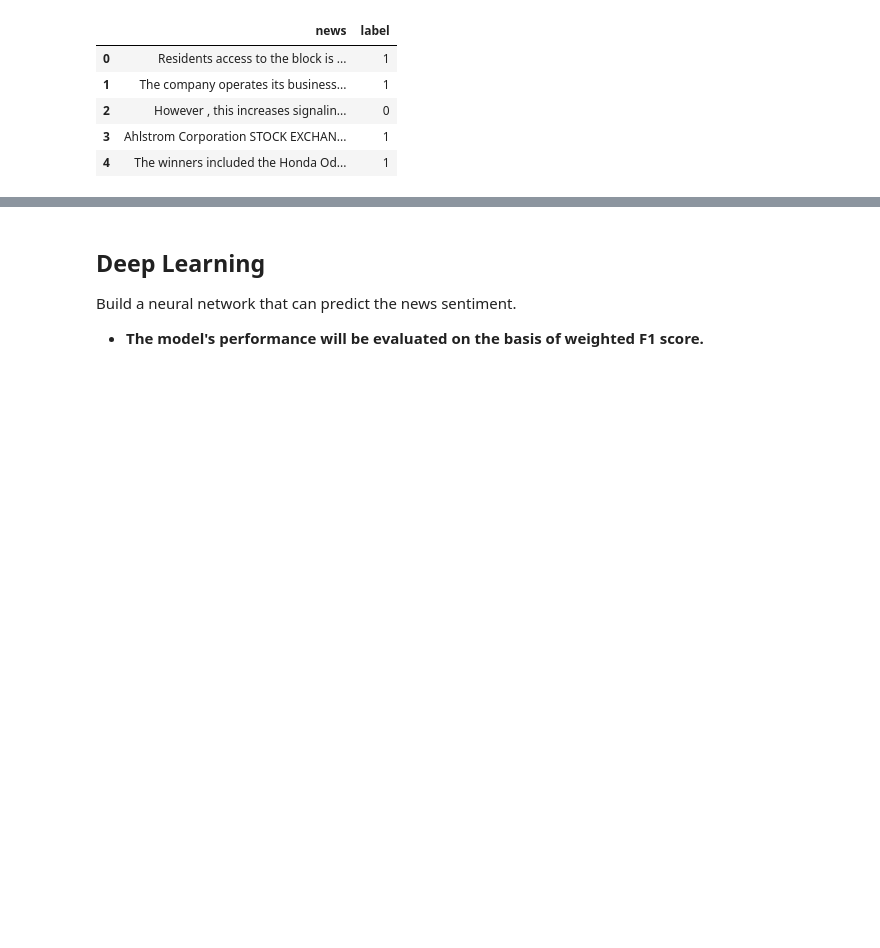
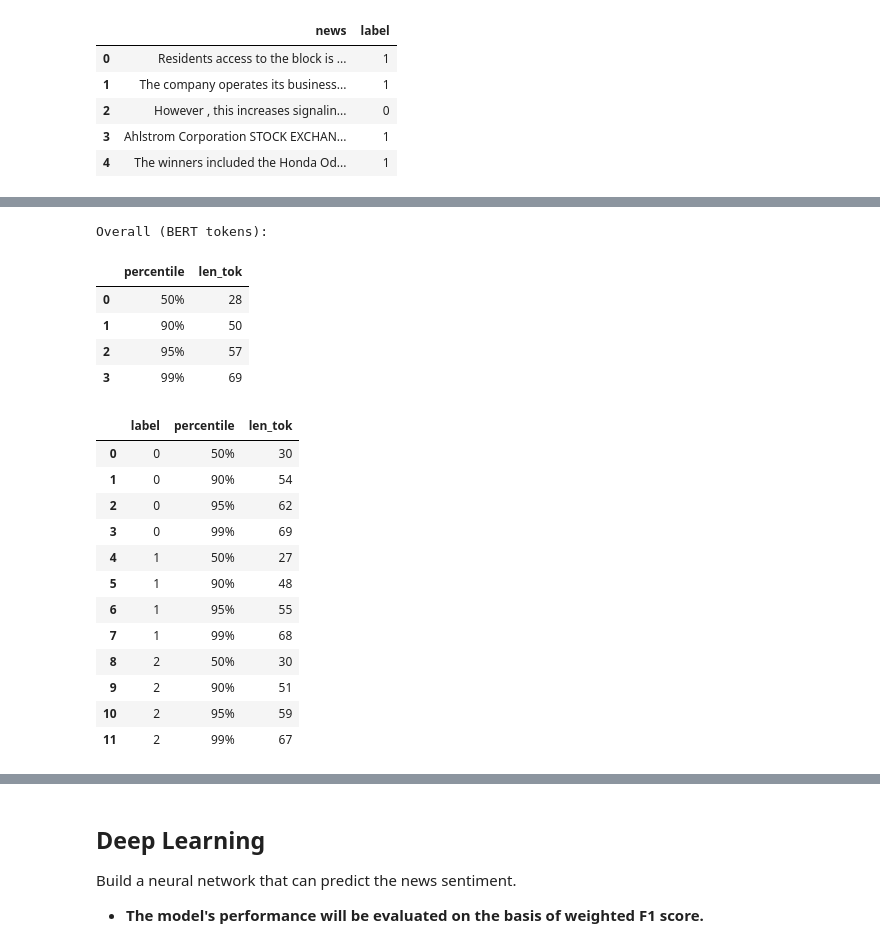
Before and after one commit to ygriceu/Neural-Networks, a Jupyter notebook: Questions.ipynb, the cells around one changed output, grey strips where cells are left out. Cells and saved outputs as stored; diff of their text form; code cells hidden in the pictures; blank space fills up the shorter version.

```diff
--- a/Questions.ipynb
+++ b/Questions.ipynb
@@ -56,0 +171,38 @@ data.head()
+# %%
+# Cell 5: percentiles overall & by label
+def pct_table(df, col):
+    qs = [0.5, 0.9, 0.95, 0.99]
+    vals = np.percentile(df[col], [q*100 for q in qs])
+    return pd.DataFrame({"percentile": ["50%","90%","95%","99%"], col: vals.astype(int)})
+
+print("Overall (BERT tokens):")
+display(pct_table(tr, "len_tok"))
+
+if "label" in tr.columns:
+    # per-label percentiles
+    frames = []
+    for y, g in tr.groupby("label", sort=True):
+        t = pct_table(g, "len_tok")
+        t.insert(0, "label", y)
+        frames.append(t)
+    display(pd.concat(frames, ignore_index=True))
+# %% [output]
+Overall (BERT tokens):
+|  | percentile | len_tok |
+| 0 | 50% | 28 |
+| 1 | 90% | 50 |
+| 2 | 95% | 57 |
+| 3 | 99% | 69 |
+|  | label | percentile | len_tok |
+| 0 | 0 | 50% | 30 |
+| 1 | 0 | 90% | 54 |
+| 2 | 0 | 95% | 62 |
+| 3 | 0 | 99% | 69 |
+| 4 | 1 | 50% | 27 |
+| 5 | 1 | 90% | 48 |
+| 6 | 1 | 95% | 55 |
+| 7 | 1 | 99% | 68 |
+| 8 | 2 | 50% | 30 |
+| 9 | 2 | 90% | 51 |
+| 10 | 2 | 95% | 59 |
+| 11 | 2 | 99% | 67 |
```
Also changed, not shown: parts of 14 cells of this notebook, 1 other file.
